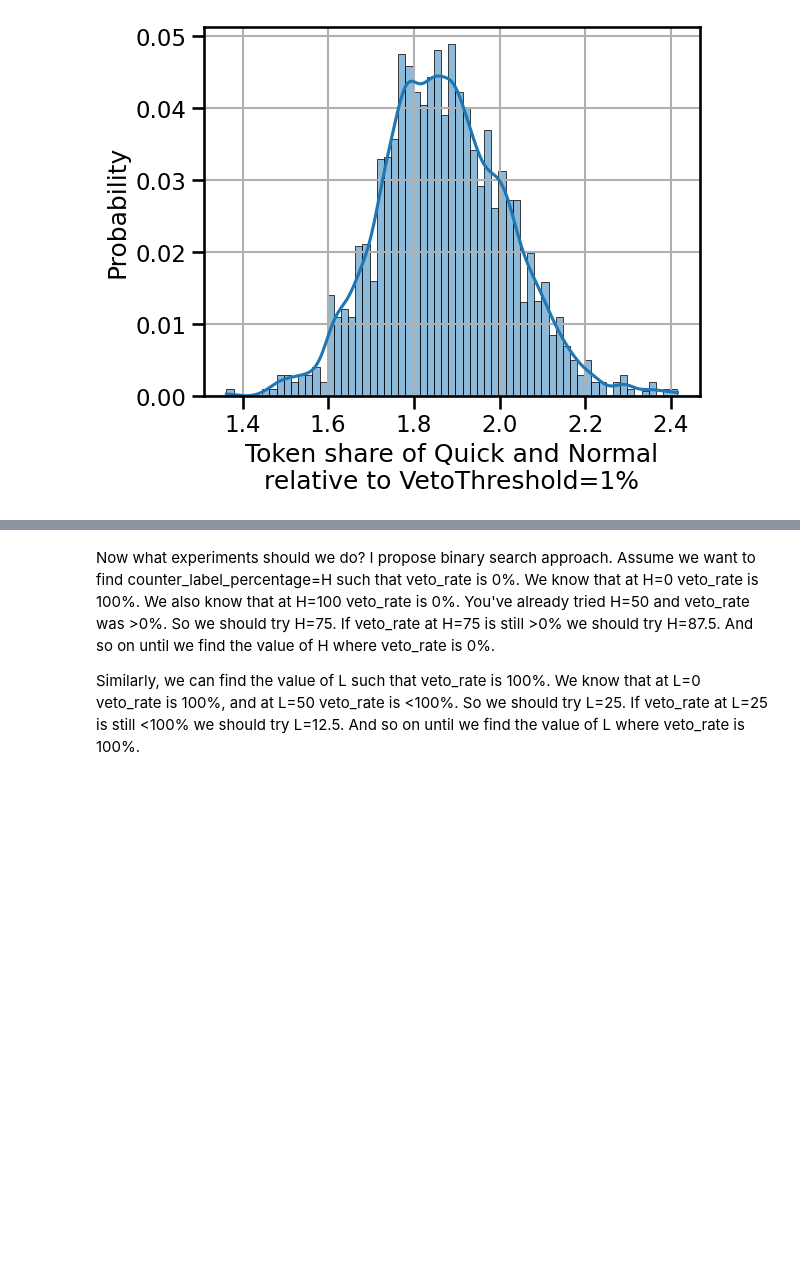
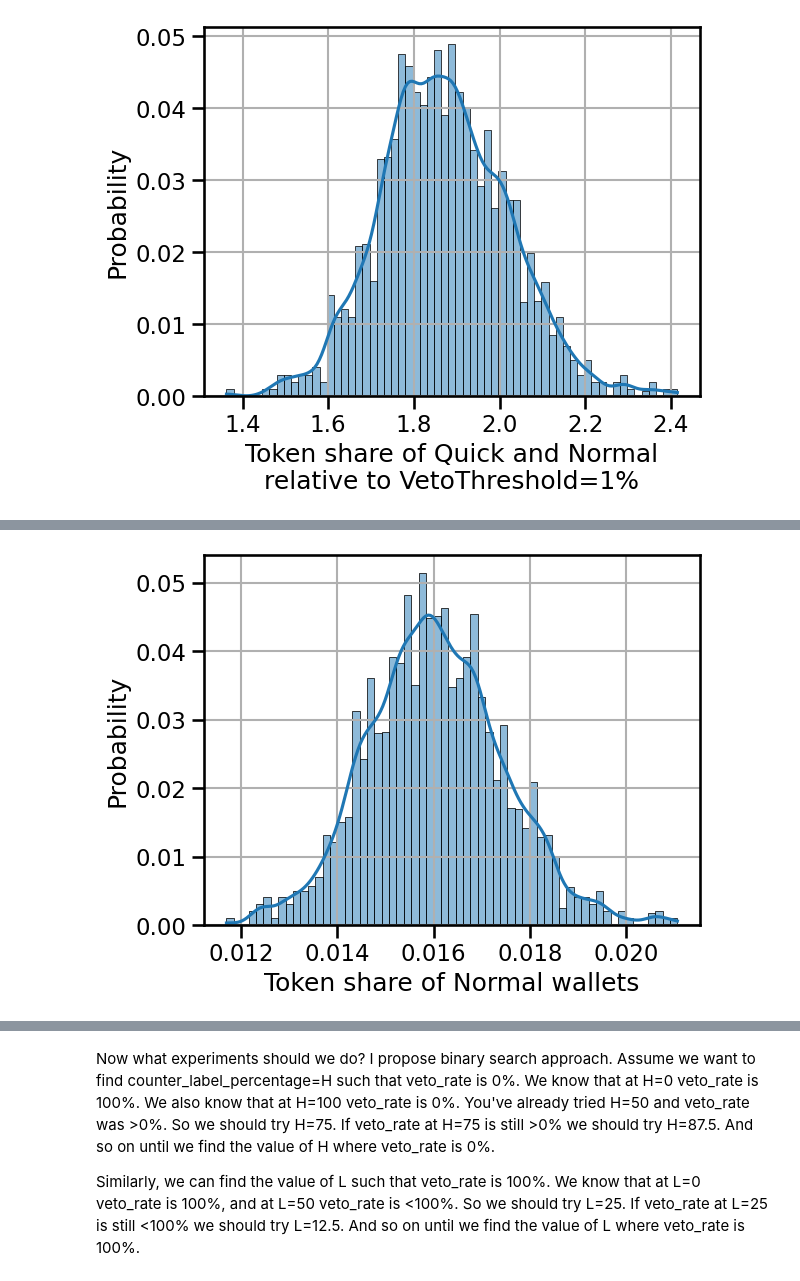
Before and after one commit to collectif-dao/dg-research, a Jupyter notebook: experiments/notebooks/clean_notebook_actors_labelling.ipynb, the cells around one changed output, grey strips where cells are left out. Cells and saved outputs as stored; diff of their text form; code cells hidden in the pictures; blank space fills up the shorter version.

```diff
--- a/experiments/notebooks/clean_notebook_actors_labelling.ipynb
+++ b/experiments/notebooks/clean_notebook_actors_labelling.ipynb
@@ -179,0 +149,6 @@ len([40, 43, 46, 49, 52, 55, 58, 61, 64, 67, 70, 73, 76])
+# %%
+sns.histplot((timestep_data_df_first_timestep.normal_share), kde=True, stat='probability')
+plt.xlabel('Token share of Normal wallets')
+plt.grid()
+# %% [output]
+[figure, added]
```
Also changed, not shown: parts of 5 cells of this notebook, 1 other file.
